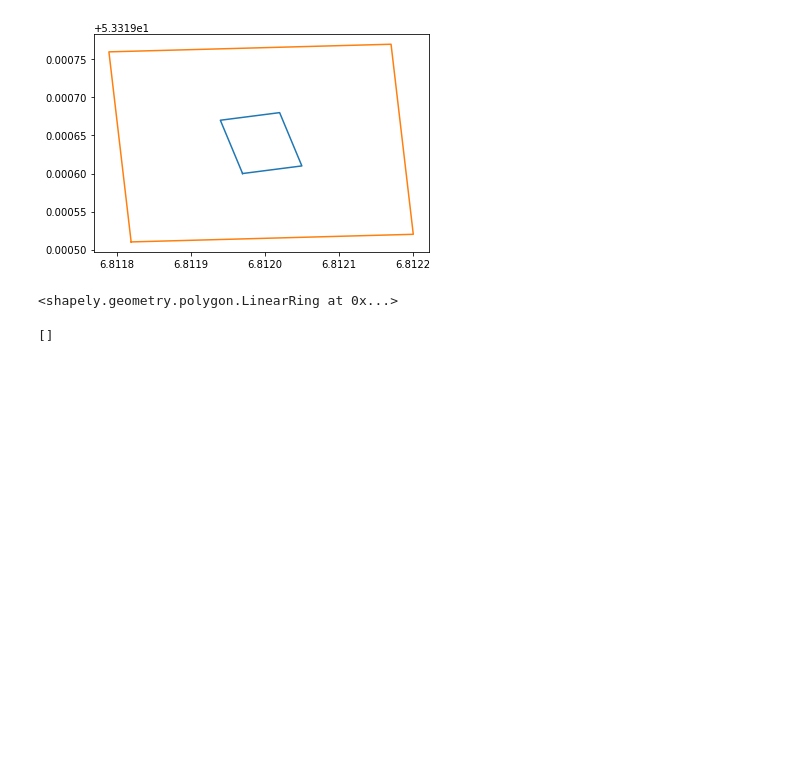
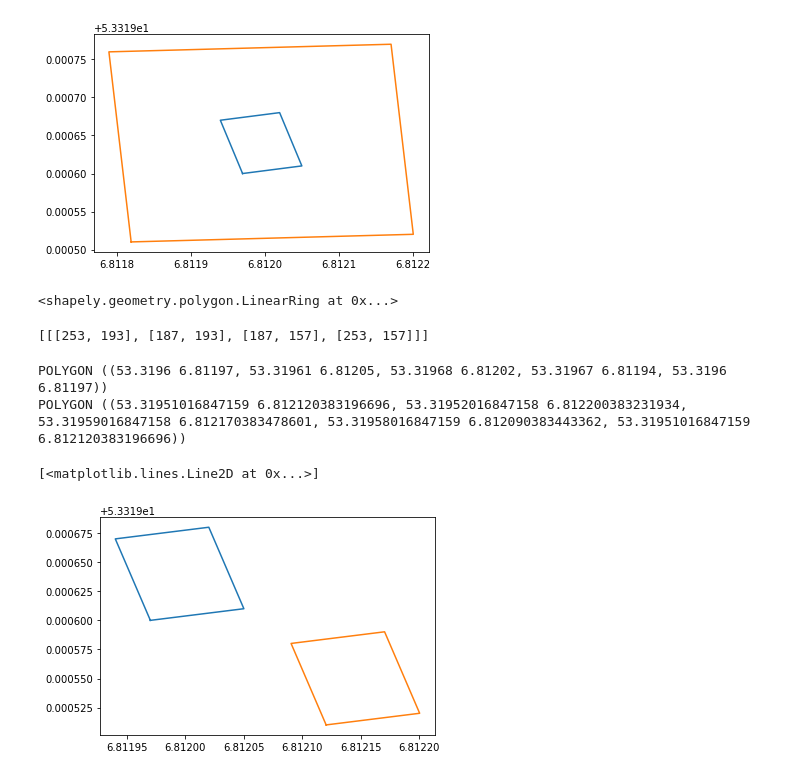
Before and after one commit to TomvandeLooij/dsp-project, a Jupyter notebook: notebooks/test_notebook_for_stuff.ipynb, the cells around one changed output. Saved outputs shown, nothing was run; the diff lists cells and outputs as text; code cells hidden in the pictures; blank space fills up the shorter version.

```diff
--- a/notebooks/test_notebook_for_stuff.ipynb
+++ b/notebooks/test_notebook_for_stuff.ipynb
@@ -75,10 +75,49 @@ d_longitude = (d / r_earth) * (180 / math.pi) / math.cos(coord[0] * math.pi/180)
 # %%
 import pyclipper
 
-subj = ((2,1), (4,2), (2,3))
+subj = ((180, 200), (260, 200), (260, 150), (180, 150))
 
 pco = pyclipper.PyclipperOffset()
 pco.AddPath(subj, pyclipper.JT_ROUND, pyclipper.ET_CLOSEDPOLYGON)
-pco.Execute(-7.0)
+
+solution = pco.Execute(-7.0)
+solution
 # %% [output]
-[]
+[[[253, 193], [187, 193], [187, 157], [253, 157]]]
+# %%
+coordinates = [[53.31960, 6.81197], [53.31961, 6.81205], [53.31968, 6.81202], [53.31967, 6.81194], [53.31960, 6.81197]]
+polygon = geometry.Polygon(coordinates)
+
+scaled_coordinates = []
+
+R = 6378137
+
+dn = 10
+de = 10
+
+for coord in coordinates:
+    lat = coord[0]
+    lon = coord[1]
+
+    dLat = dn / R
+    dLon = de / (R * math.cos(math.pi * lat / 180))
+
+    lat0 = lat + dLat * 180 / math.pi
+    lon0 = lon + dLon * 180 / math.pi
+
+    scaled_coordinates.append([lat0, lon0])
+
+scaled_polygon = geometry.Polygon(scaled_coordinates)
+
+print(polygon)
+print(scaled_polygon)
+x,y = polygon.exterior.xy
+l,k = scaled_polygon.exterior.xy
+
+plt.plot(y,x)
+plt.plot(k,l)
+# %% [output]
+POLYGON ((53.3196 6.81197, 53.31961 6.81205, 53.31968 6.81202, 53.31967 6.81194, 53.3196 6.81197))
+POLYGON ((53.31951016847159 6.812120383196696, 53.31952016847158 6.812200383231934, 53.31959016847158 6.812170383478601, 53.31958016847159 6.812090383443362, 53.31951016847159 6.812120383196696))
+[<matplotlib.lines.Line2D at 0x...>]
+[figure, added]
```
Also changed, not shown: parts of 1 cell of this notebook, 2 other files.
